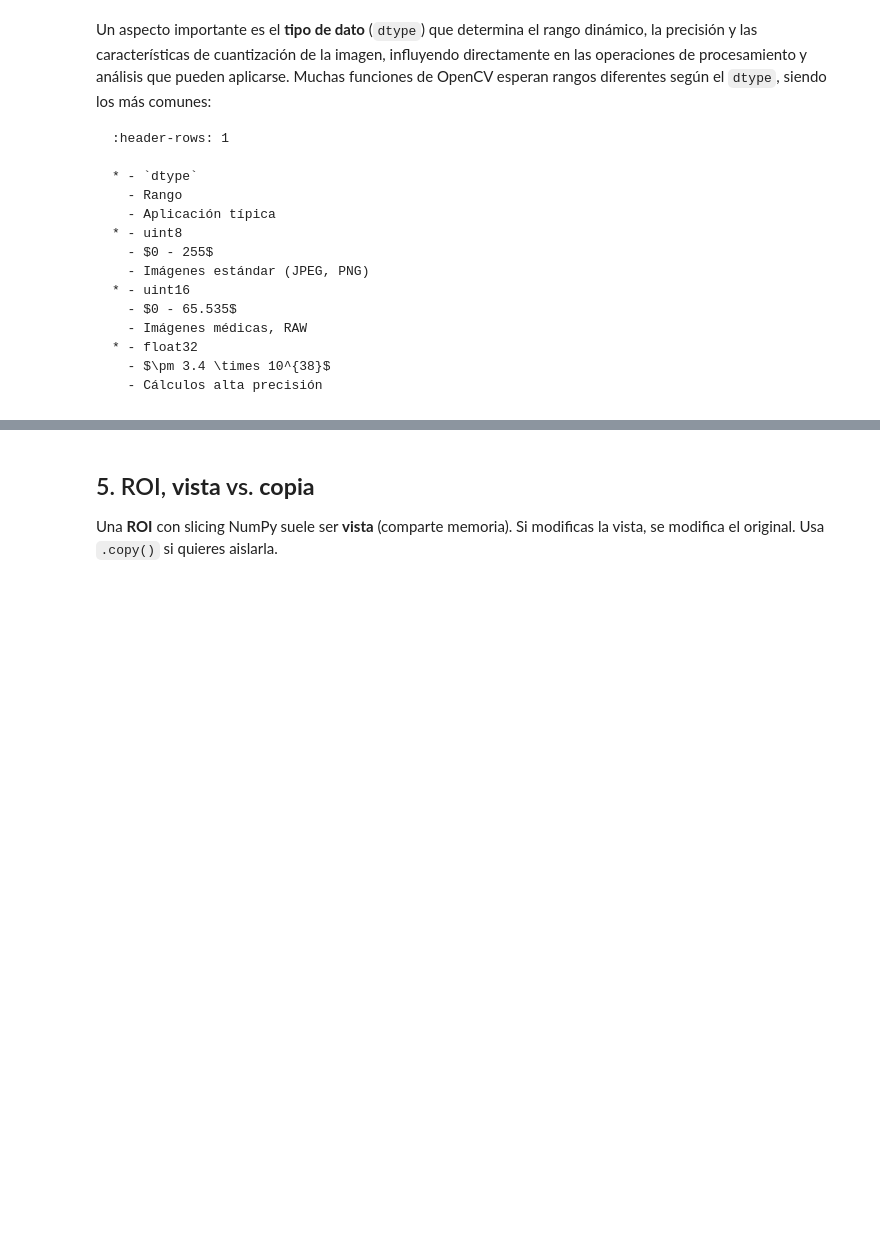
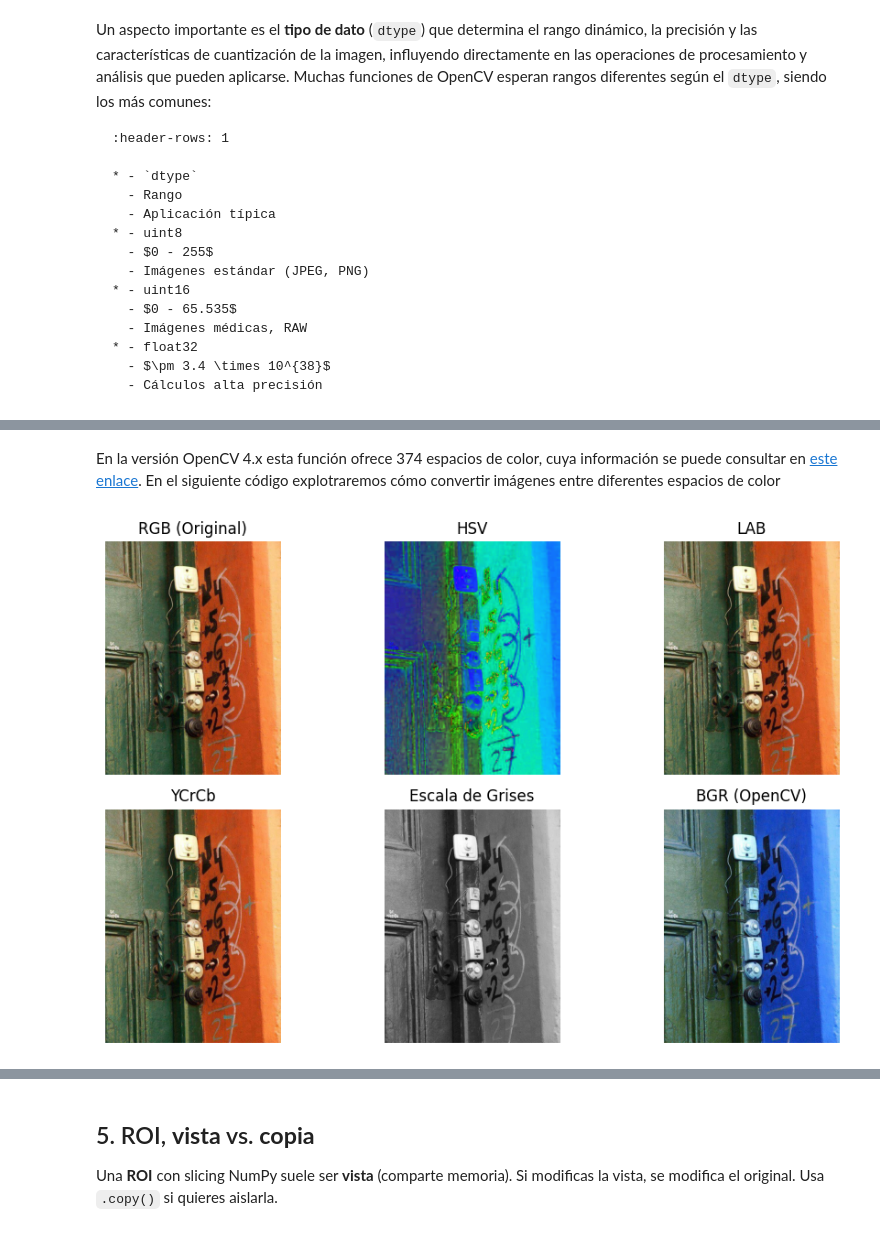
Before and after one commit to jalosu/learning-opencv, a Jupyter notebook: content/Day1/Dia01_Basis.ipynb, the cells around one changed output, grey strips where cells are left out. Cells and saved outputs as stored; diff of their text form; code cells hidden in the pictures; blank space fills up the shorter version.

```diff
--- a/content/Day1/Dia01_Basis.ipynb
+++ b/content/Day1/Dia01_Basis.ipynb
@@ -455,5 +482,60 @@ plt.show()
+# %% [markdown]
+En la versión OpenCV 4.x esta función ofrece 374 espacios de color, cuya información se puede consultar en [este enlace](https://docs.opencv.org/4.12.0/d8/d01/group__imgproc__color__conversions.html). En el siguiente código explotraremos cómo convertir imágenes entre diferentes espacios de color
 # %%
+import cv2
+import numpy as np
+import matplotlib.pyplot as plt
+from pathlib import Path
 
-gray = cv2.cvtColor(img, cv2.COLOR_BGR2GRAY)
-print('GRAY dtype:', gray.dtype, 'shape:', gray.shape)  # H, W
-plt.imshow(gray, cmap='gray'); plt.title('GRAY'); plt.axis('off'); plt.show()
+
+# Cargar imagen original
+img_folder = "./img/"
+img_file = "imagen_2.jpg"
+img_path = Path(img_folder + img_file)
+img_original = cv2.imread(img_path,cv2.IMREAD_COLOR)
+
+# Conversiones a diferentes espacios de color
+img_rgb = cv2.cvtColor(img_original, cv2.COLOR_BGR2RGB)
+img_hsv = cv2.cvtColor(img_original, cv2.COLOR_BGR2HSV)
+img_lab = cv2.cvtColor(img_original, cv2.COLOR_BGR2LAB)
+img_ycrcb = cv2.cvtColor(img_original, cv2.COLOR_BGR2YCrCb)
+img_gris = cv2.cvtColor(img_original, cv2.COLOR_BGR2GRAY)
+
+# Configurar la visualización
+fig, axes = plt.subplots(2, 3, figsize=(10, 6))
+
+# Imagen original (RGB)
+axes[0, 0].imshow(img_rgb)
+axes[0, 0].set_title('RGB (Original)')
+axes[0, 0].axis('off')
+
+# Espacio HSV
+# Para visualizar HSV, necesitamos convertir a RGB o mostrar canales por separado
+axes[0, 1].imshow(img_hsv)
+axes[0, 1].set_title('HSV')
+axes[0, 1].axis('off')
+
+# Espacio LAB
+axes[0, 2].imshow(cv2.cvtColor(img_lab, cv2.COLOR_LAB2RGB))
+axes[0, 2].set_title('LAB')
+axes[0, 2].axis('off')
+
+# Espacio YCrCb
+axes[1, 0].imshow(cv2.cvtColor(img_ycrcb, cv2.COLOR_YCrCb2RGB))
+axes[1, 0].set_title('YCrCb')
+axes[1, 0].axis('off')
+
+# Escala de grises
+axes[1, 1].imshow(img_gris, cmap='gray')
+axes[1, 1].set_title('Escala de Grises')
+axes[1, 1].axis('off')
+
+# Espacio vacío o para otra conversión
+axes[1, 2].axis('off')
+axes[1, 2].imshow(img)
+axes[1, 2].set_title('BGR (OpenCV)')
+
+plt.tight_layout()
+plt.show()
+# %% [output]
+[figure, added]
```
Also changed, not shown: parts of 17 cells of this notebook.
